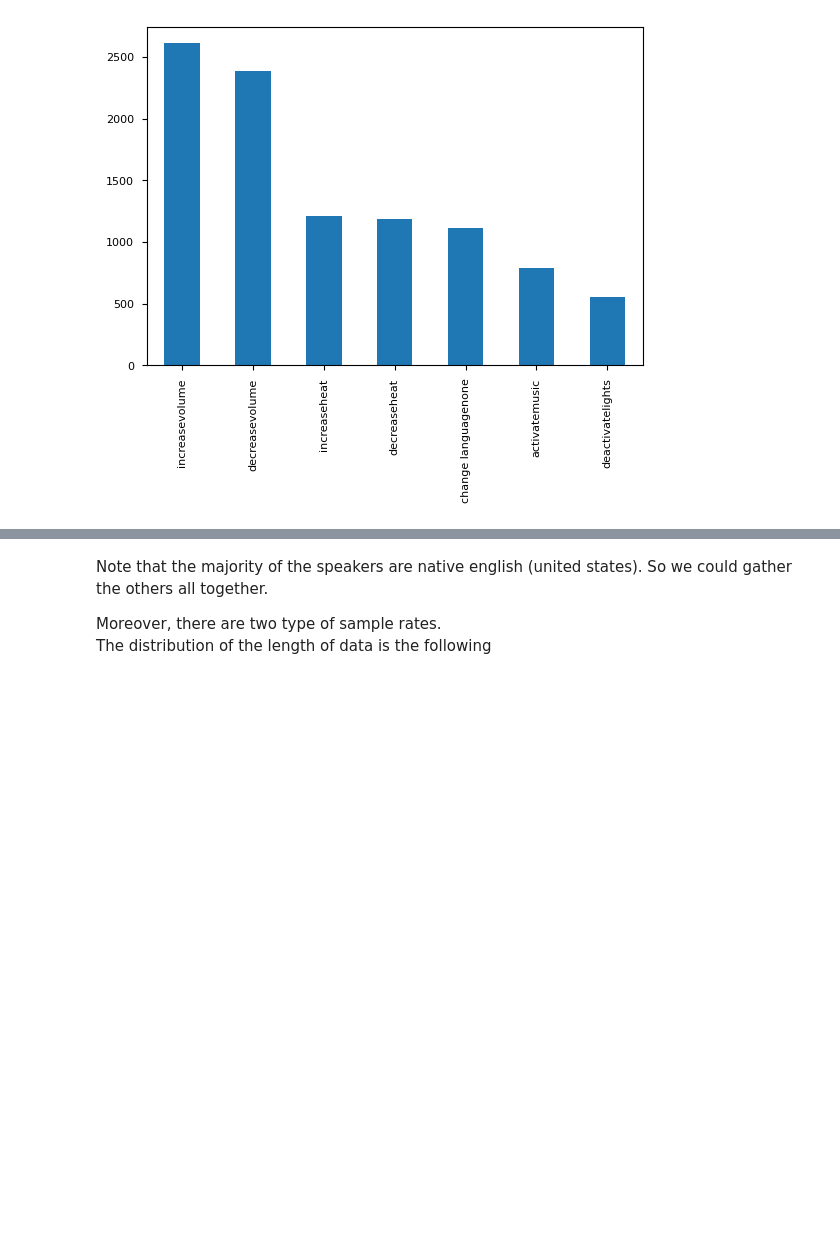
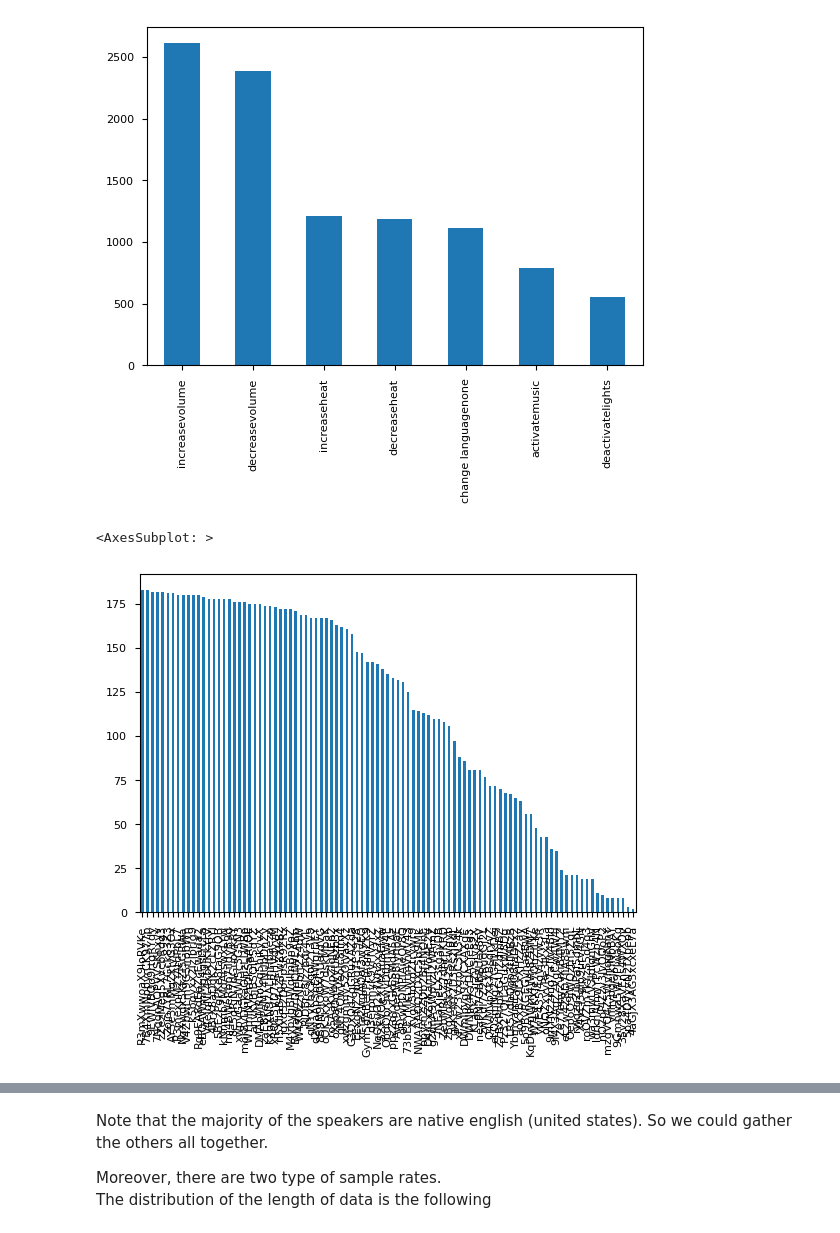
Before and after one commit to Ruglio/DSL-project, a Jupyter notebook: python/code.ipynb, the cells around one changed output, grey strips where cells are left out. Saved outputs shown, nothing was run; the diff lists cells and outputs as text; code cells hidden in the pictures; blank space fills up the shorter version.

```diff
--- a/python/code.ipynb
+++ b/python/code.ipynb
@@ -127,6 +89,11 @@ df["intent"].value_counts().plot.bar()
 # %% [output]
 <AxesSubplot: >
 [figure]
+# %%
+df["speakerId"].value_counts().plot.bar()
+# %% [output]
+<AxesSubplot: >
+[figure, added]
 # %%
 cols = ["Self-reported fluency level ", "First Language spoken", "Current language used for work/school", "gender", "ageRange", "rate"]
 fig, ax = plt.subplots(3, 2, figsize=(12, 12))
```
Also changed, not shown: parts of 53 cells of this notebook, 1 other file.
